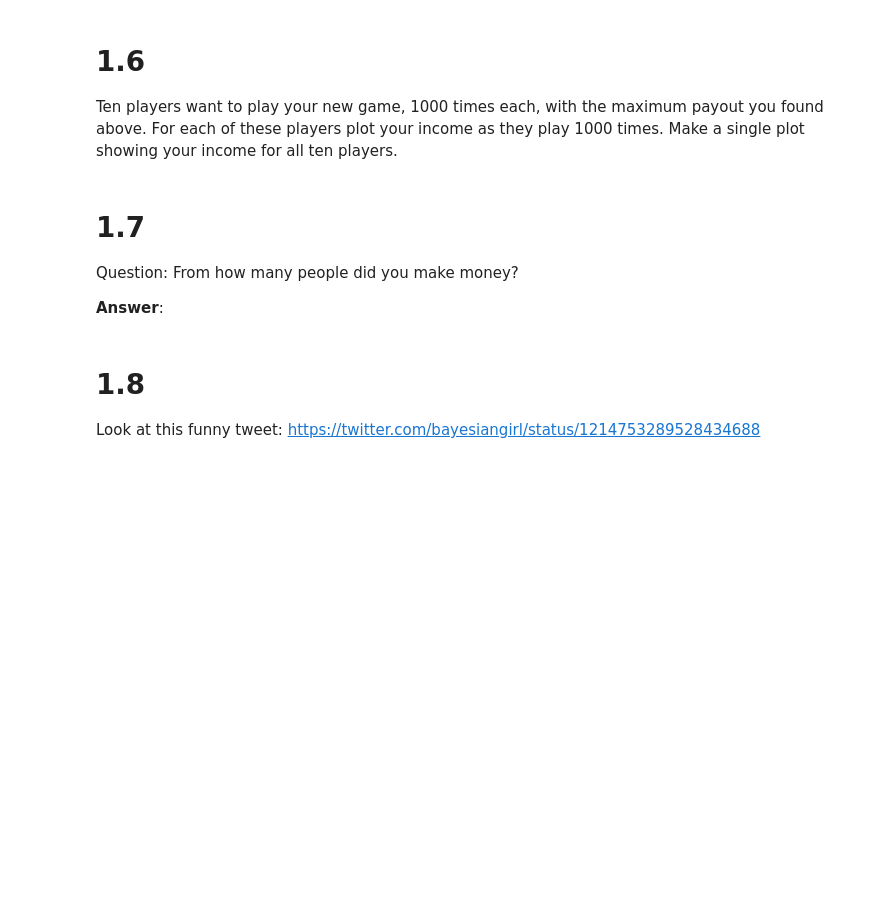
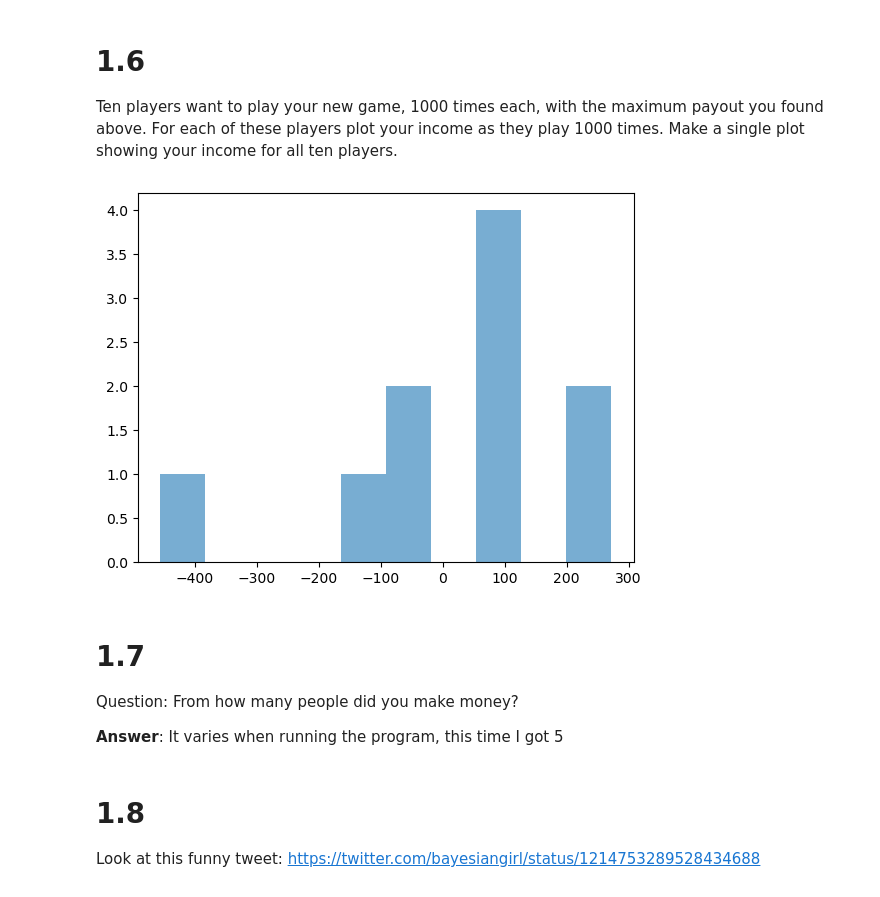
Before and after one commit to noa-bit/dm1590-labs, a Jupyter notebook: lab-1/DM1590_Lab1.ipynb, the cells around one changed output. Cells and saved outputs as stored; diff of their text form; code cells hidden in the pictures; blank space fills up the shorter version.

```diff
--- a/lab-1/DM1590_Lab1.ipynb
+++ b/lab-1/DM1590_Lab1.ipynb
@@ -52,9 +83,21 @@ Ten players want to play your new game, 1000 times each, with the maximum payout
+# %%
+n_players = 10
+n_games_2 = 1000
+
+wins_2 = np.random.binomial(n_games_2, 1/52, n_players)
+
+earnings = (n_games_2 - wins_2) - (51 * wins_2)
+
+plt.hist(earnings, alpha=0.6)
+plt.show()
+# %% [output]
+[figure, added]
 # %% [markdown]
 # 1.7
 
 Question: From how many people did you make money?
 
-**Answer**:
+**Answer**: It varies when running the program, this time I got 5
 # %% [markdown]
 # 1.8
 
```
Also changed, not shown: parts of 12 cells of this notebook.
